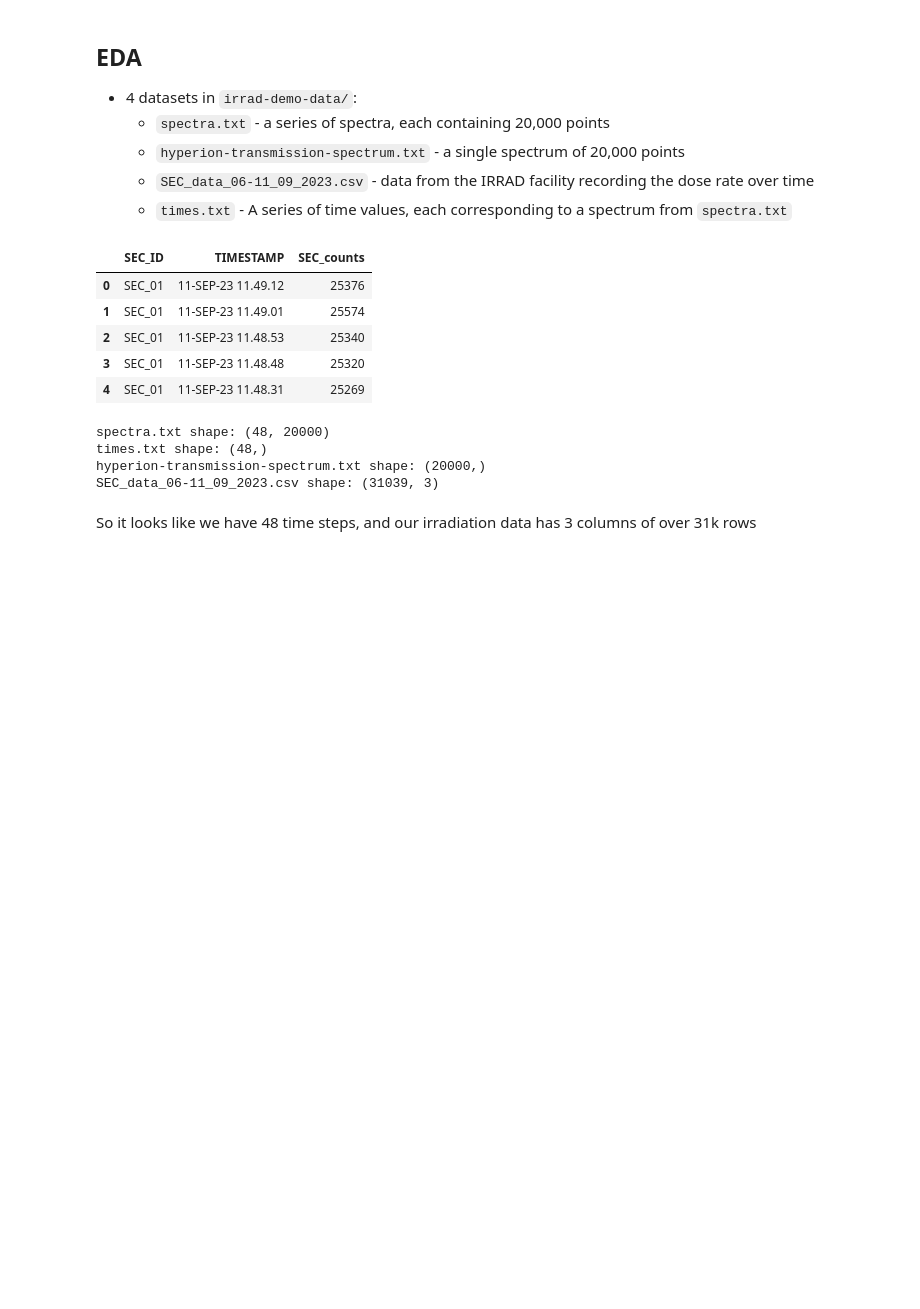
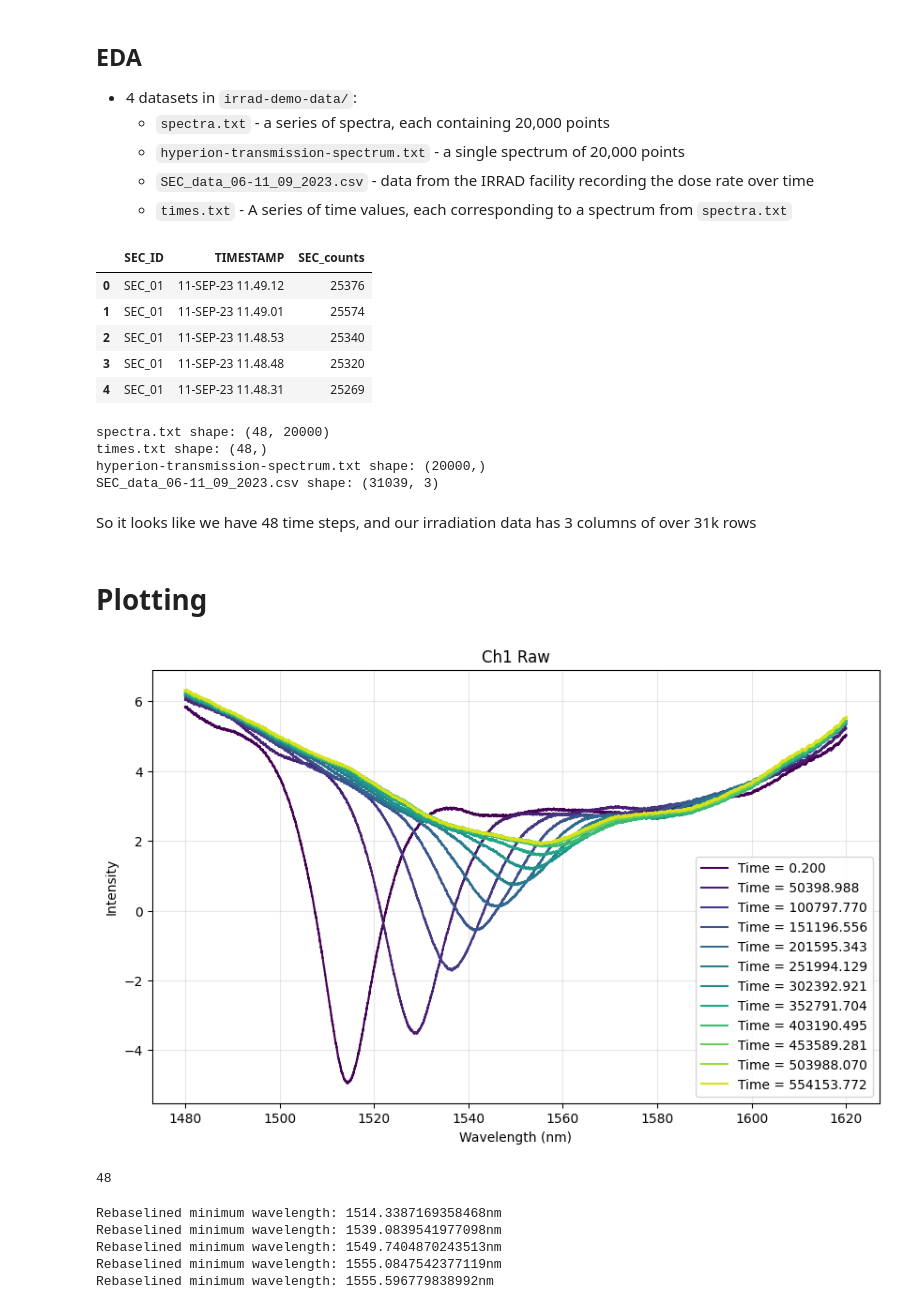
Before and after one commit to rsamconn/Fibre-optics-demo, a Jupyter notebook: fibre-demo.ipynb, the cells around one changed output. Cells and saved outputs as stored; diff of their text form; code cells hidden in the pictures; blank space fills up the shorter version.

Commit message:
Added basic plotting to notebook.

```diff
--- a/fibre-demo.ipynb
+++ b/fibre-demo.ipynb
@@ -55,3 +55,49 @@ hyperion-transmission-spectrum.txt shape: (20000,)
 SEC_data_06-11_09_2023.csv shape: (31039, 3)
 # %% [markdown]
 So it looks like we have 48 time steps, and our irradiation data has 3 columns of over 31k rows
+# %% [markdown]
+# Plotting
+# %%
+# Function to plot multiple spectra
+import matplotlib.pyplot as plt
+def plot_spectra(time_data, spectral_data, wavelength_data, start_idx, end_idx, time_step=30, title="Spectra", cmap='viridis'):
+    """Plot wavelength vs intensity for each time point"""
+
+    # Slice wavelength array
+    wavelength_slice = wavelength_data[start_idx:end_idx]
+
+    plt.figure(figsize=(10, 6))
+
+    # If there's only one spectra, just plot normallly
+    if type(time_data) is not np.ndarray:
+        # If only one time point, plot it directly
+        plt.plot(wavelength_slice, spectral_data[start_idx:end_idx], label=f'Time = {time_data:.3f}')
+        plt.legend()
+    # If there are multiple spectra, plot each with a different color
+    else:
+        # Set colormap
+        colors = plt.cm.jet(np.linspace(0,1, len(time_data)))
+        colors = plt.colormaps.get_cmap(cmap)(np.linspace(0, 1, len(time_data)))
+        # Loop over each time point and plot
+        for i in range(0, len(time_data), time_step):
+            # print(f'Number of time steps {len(range(0, len(time_data), time_step))}')
+            if len(range(0, len(time_data), time_step)) <= 20:
+                # Use time values in legend if 15 or less
+                plt.plot(wavelength_slice, spectral_data[i][start_idx:end_idx], color=colors[i], label=f'Time = {time_data[i]:.3f}')
+            else:
+                # No legend if more than 15 time points
+                plt.plot(wavelength_slice, spectral_data[i][start_idx:end_idx], color=colors[i])
+
+    plt.xlabel('Wavelength (nm)')
+    plt.ylabel('Intensity')
+    plt.title(title)
+    plt.legend()
+    plt.grid(True, alpha=0.3)
+    plt.show()
+# %%
+wavelength_nm = np.linspace(1460, 1620, spectra.shape[1])
+rebaselined_spectra = spectra - baseline
+# %%
+plot_spectra(times, rebaselined_spectra, wavelength_nm, start_idx=2500, end_idx=-1, time_step=4, title='Ch1 Raw')
+# %% [output]
+[figure, added]
@@ -57,0 +119,14 @@ So it looks like we have 48 time steps, and our irradiation data has 3 columns o
+# %%
+rebaselined_minima = extract_spectra_minima(rebaselined_spectra[:, 2500:], wavelength_nm[2500:])
+# %% [output]
+48
+# %%
+# print(type(rebaselined_minima[0]))
+for i in rebaselined_minima[0][::10]:
+    print(f"Rebaselined minimum wavelength: {i}nm")
+# %% [output]
+Rebaselined minimum wavelength: 1514.3387169358468nm
+Rebaselined minimum wavelength: 1539.0839541977098nm
+Rebaselined minimum wavelength: 1549.7404870243513nm
+Rebaselined minimum wavelength: 1555.0847542377119nm
+Rebaselined minimum wavelength: 1555.596779838992nm
```
Also changed, not shown: parts of 5 cells of this notebook.
